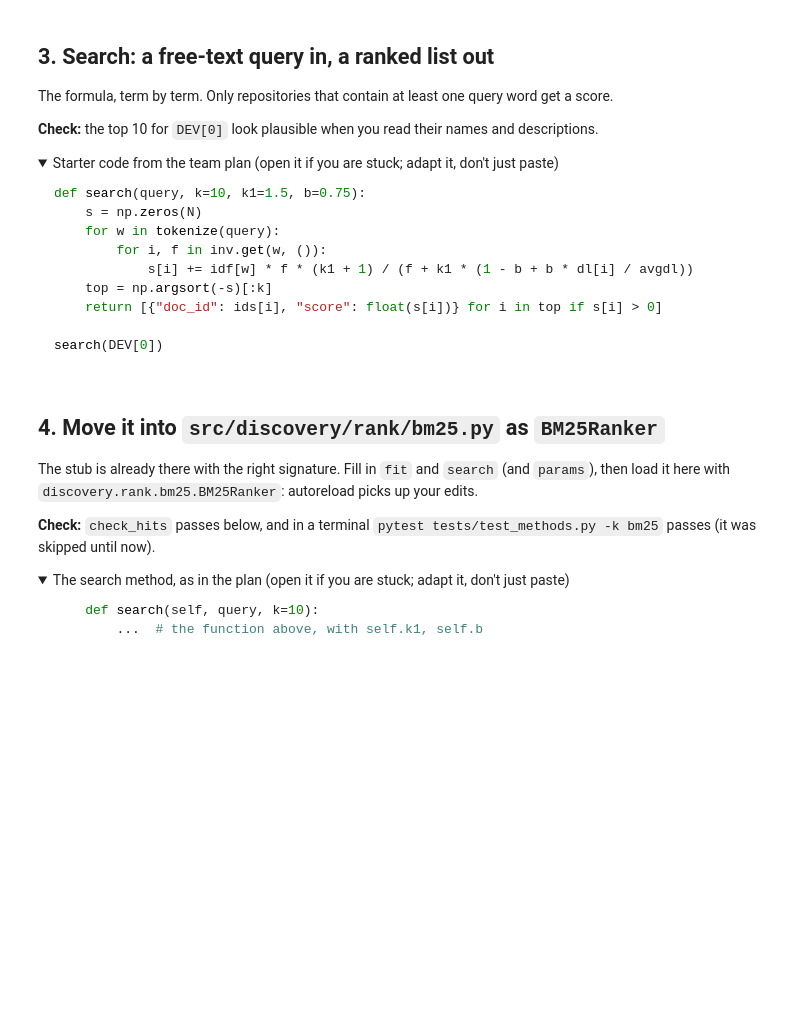
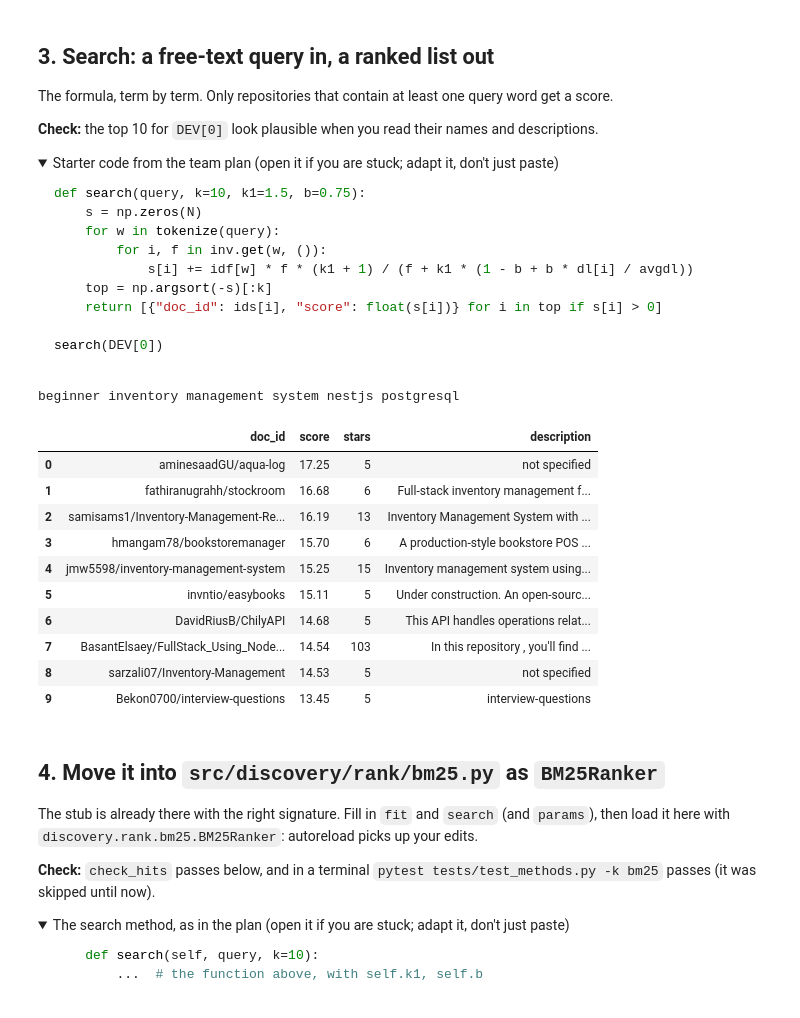
Before and after one commit to RaksaOC/Open-Source-Project-Discovery, a Jupyter notebook: backend/notebooks/09-bm25.ipynb, the cells around one changed output. Drawn from its saved outputs; the diff is of its cells as text; code cells hidden in the pictures; folded sections open; blank space fills up the shorter version.

````diff
--- a/backend/notebooks/09-bm25.ipynb
+++ b/backend/notebooks/09-bm25.ipynb
@@ -75,3 +83,24 @@ for i, c in enumerate(tfs):
 print(f"N = {N:,} | average length {avgdl:.0f} tokens | idf('nestjs') = {idf.get('nestjs', 0):.2f}, idf('app') = {idf.get('app', 0):.2f}")
 ```
 </details>
+# %%
+from collections import Counter, defaultdict
+
+t = time.perf_counter()
+docs = [tokenize(x) for x in text]                   # the shared tokenizer, once for the whole corpus
+print(f"tokenized in {time.perf_counter() - t:.1f} s")
+
+t = time.perf_counter()
+N = len(docs)
+dl = np.array([len(d) for d in docs]); avgdl = dl.mean()
+tfs = [Counter(d) for d in docs]
+df = Counter(w for c in tfs for w in c)
+idf = {w: np.log((N - n + 0.5) / (n + 0.5) + 1) for w, n in df.items()}
+inv = defaultdict(list)                              # term -> [(row, tf)]: a query only touches its own words
+for i, c in enumerate(tfs):
+    for w, f in c.items():
+        inv[w].append((i, f))
+print(f"counted in {time.perf_counter() - t:.1f} s")
+print(f"N = {N:,} | {len(df):,} distinct words | average length {avgdl:.0f} tokens (median {np.median(dl):.0f})")
+print(f"idf('nestjs') = {idf.get('nestjs', 0):.2f}, idf('inventory') = {idf.get('inventory', 0):.2f}, "
+      f"idf('app') = {idf.get('app', 0):.2f}, idf('system') = {idf.get('system', 0):.2f}")
@@ -96,6 +130,31 @@ def search(query, k=10, k1=1.5, b=0.75):
 search(DEV[0])
 ```
 </details>
+# %%
+def search(query, k=10, k1=1.5, b=0.75):
+    s = np.zeros(N)
+    for w in tokenize(query):
+        for i, f in inv.get(w, ()):
+            s[i] += idf[w] * f * (k1 + 1) / (f + k1 * (1 - b + b * dl[i] / avgdl))
+    top = np.argsort(-s, kind="stable")[:k]
+    return [{"doc_id": ids[i], "score": float(s[i])} for i in top if s[i] > 0]
+
+print(DEV[0])
+pd.DataFrame(search(DEV[0])).merge(corpus[["full_name", "stars", "description"]], left_on="doc_id", right_on="full_name") \
+  .drop(columns="full_name").assign(description=lambda d: d.description.str[:70]).round(2)
+# %% [output]
+beginner inventory management system nestjs postgresql
+|  | doc_id | score | stars | description |
+| 0 | aminesaadGU/aqua-log | 17.25 | 5 | not specified |
+| 1 | fathiranugrahh/stockroom | 16.68 | 6 | Full-stack inventory management f... |
+| 2 | samisams1/Inventory-Management-Re... | 16.19 | 13 | Inventory Management System with ... |
+| 3 | hmangam78/bookstoremanager | 15.70 | 6 | A production-style bookstore POS ... |
+| 4 | jmw5598/inventory-management-system | 15.25 | 15 | Inventory management system using... |
+| 5 | invntio/easybooks | 15.11 | 5 | Under construction. An open-sourc... |
+| 6 | DavidRiusB/ChilyAPI | 14.68 | 5 | This API handles operations relat... |
+| 7 | BasantElsaey/FullStack_Using_Node... | 14.54 | 103 | In this repository , you'll find ... |
+| 8 | sarzali07/Inventory-Management | 14.53 | 5 | not specified |
+| 9 | Bekon0700/interview-questions | 13.45 | 5 | interview-questions |
 # %% [markdown]
 ## 4. Move it into `src/discovery/rank/bm25.py` as `BM25Ranker`
 
````
Also changed, not shown: parts of 11 cells of this notebook, 2 other files.
